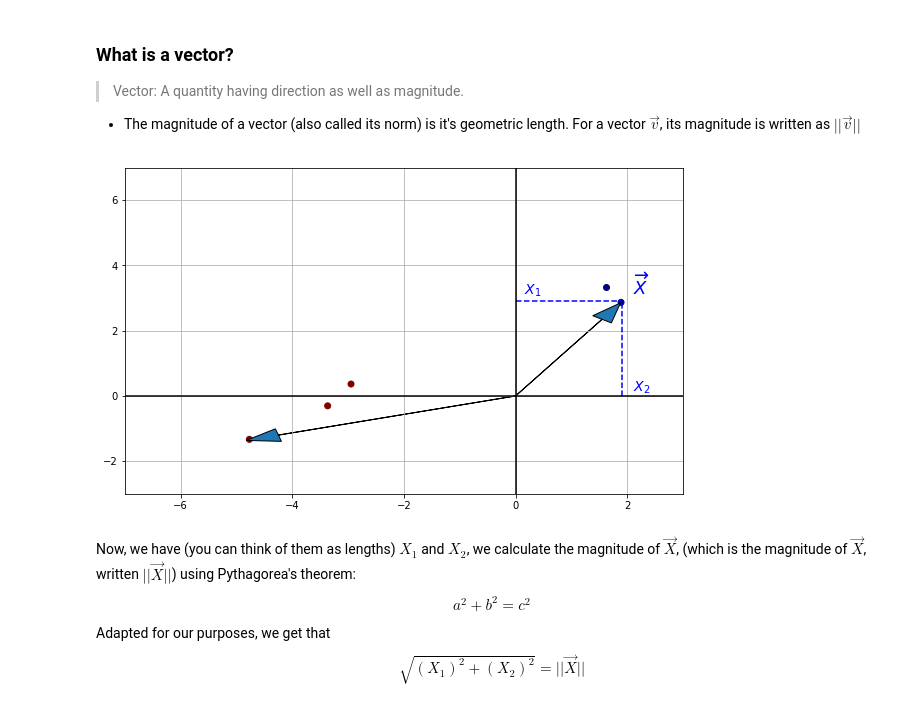
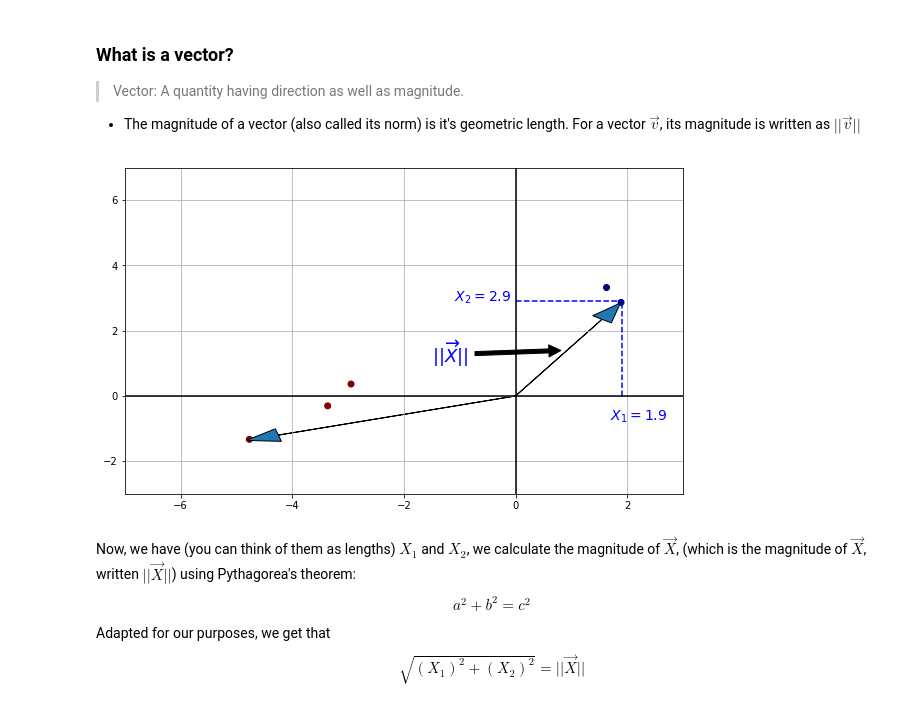
Before and after one commit to collinprather/Big-Data-Ignite-2018, a Jupyter notebook: linalg_for_svm.ipynb, the cells around one changed output. Drawn from its saved outputs; the diff is of its cells as text; code cells hidden in the pictures.

```diff
--- a/linalg_for_svm.ipynb
+++ b/linalg_for_svm.ipynb
@@ -153,37 +156,41 @@ fig.savefig('Figures/vectors_graph.png')
 # %%
 # Generating vectors_graph.png
 plt.scatter(X[1:6,0], X[1:6,1], c=y[1:6], cmap = 'jet')
 ax_1 = plt.gca()
 
 #adding vectors
 plt.arrow(0,0,-4.25,-1.2, head_width=.4)
 plt.arrow(0,0,1.55,2.35, head_width = .4)
 
 # adding X1 and X2
 x1 = np.array([1.9,1.9])
 y1 = np.array([0,2.9])
 plt.plot(x1,y1, 'b--')
 x2 = np.array([0,1.9])
 y2 = np.array([2.9,2.9])
 plt.plot(x2,y2, 'b--')
 
 # annotating
-ax_1.text(.15, 3.1, r'$X_1}$', fontsize=14, color = 'b')
-ax_1.text(2.1, .15, r'$X_2}$', fontsize=14, color = 'b')
-ax_1.text(2.1, 3.1, r'$\overrightarrow{X}$', fontsize=18, color='b')
+ax_1.text(1.7, -.75, r'$X_1=1.9}$', fontsize=14, color = 'b')
+ax_1.text(-1.1, 2.9, r'$X_2=2.9}$', fontsize=14, color = 'b')
+#ax_1.text(2.1, 3.1, r'$\overrightarrow{X}$', fontsize=18, color='b')
+
+#annotating norm of X
+ax_1.annotate(r'$||\overrightarrow{X}||$',fontsize=18, color='b', xy=(.9,1.4), xytext=(-1.5,1),
+            arrowprops=dict(facecolor='black', shrink=0.05),)
 
 #plotting axes
 ax_1.axhline(y=0, color='k')
 ax_1.axvline(x=0, color='k')
 
 plt.grid(True)
 plt.xlim(-7,3)
 plt.ylim(-3,7)
 
 fig = plt.gcf()
 fig.set_size_inches(10,6)
 # %% [output]
-[figure, old version]
+[figure, new version]
 # %% [markdown]
 Now, we have (you can think of them as lengths) $X_1$ and $X_2$, we calculate the magnitude of $\overrightarrow{X}$, (which is the magnitude of $\overrightarrow{X}$, written $||\overrightarrow{X}||$) using Pythagorea's theorem:
 $$a^2+b^2=c^2$$
```
Also changed, not shown: parts of 11 cells of this notebook, 2 other files.
